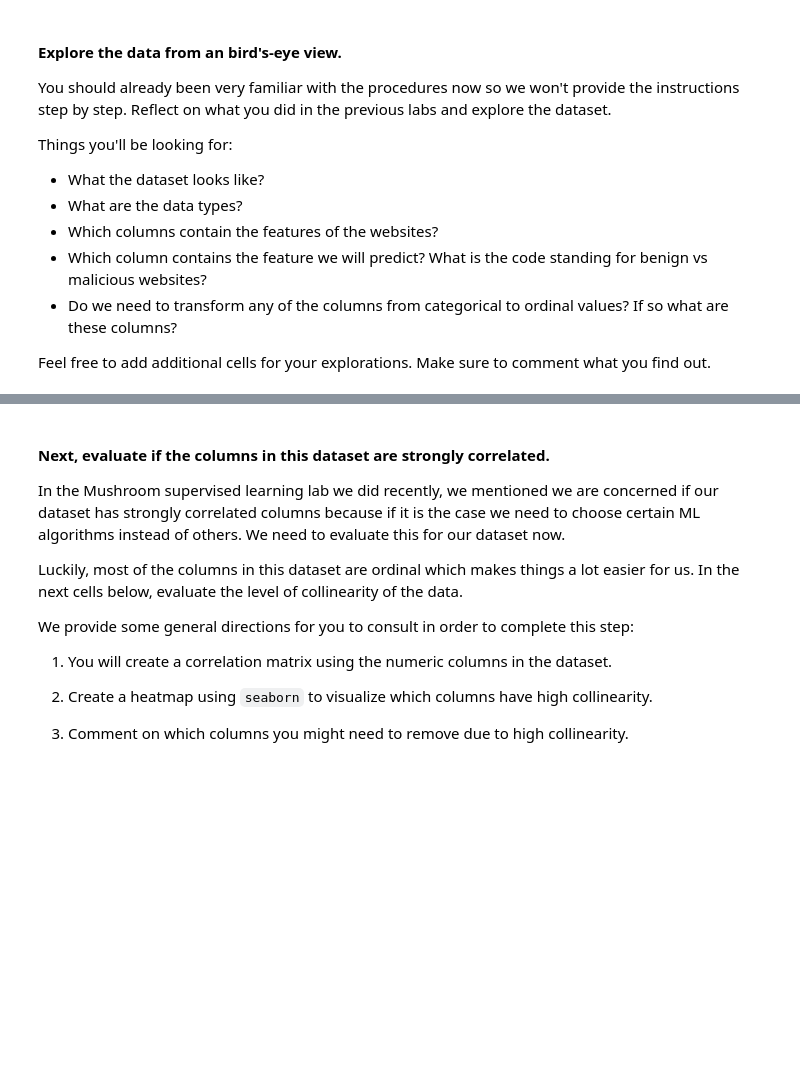
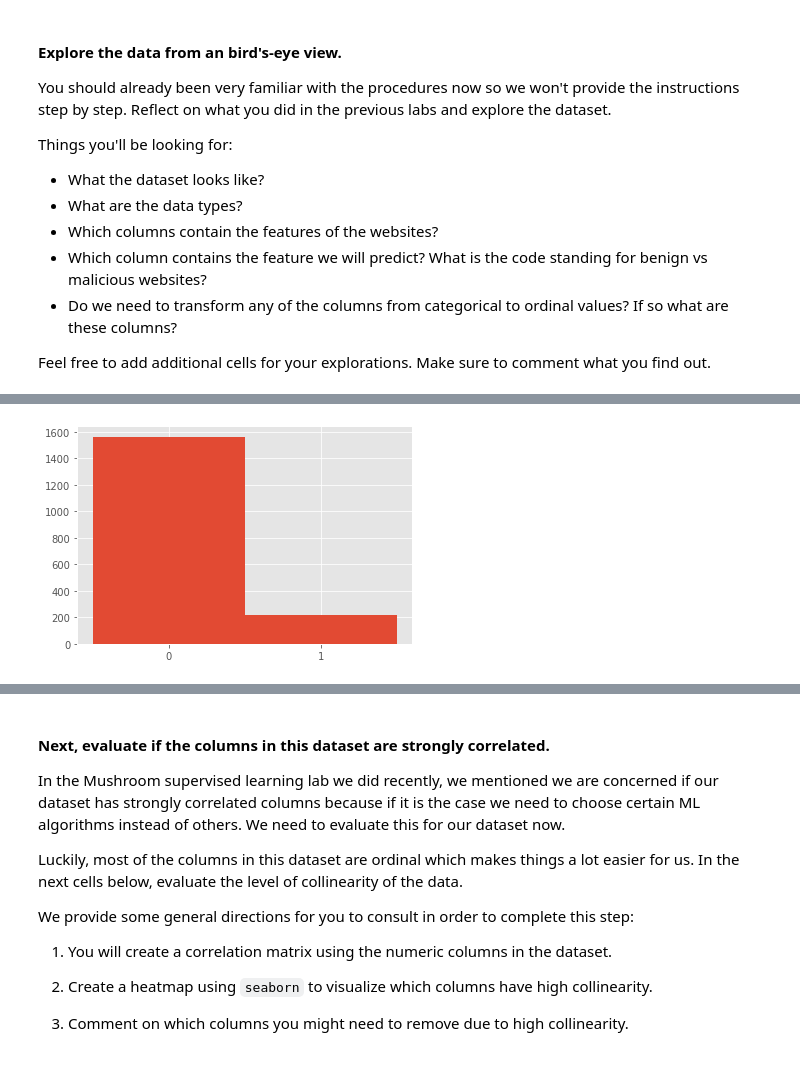
Before and after one commit to ta-data-mexpt/lab-supervised-learning, a Jupyter notebook: your-code/main.ipynb, the cells around one changed output, grey strips where cells are left out. Drawn from its saved outputs; the diff is of its cells as text; code cells hidden in the pictures; blank space fills up the shorter version.

```diff
--- a/your-code/main.ipynb
+++ b/your-code/main.ipynb
@@ -42,6 +42,11 @@ websites.head()
 | 2 | B0_911 | 16 | 6 | us-ascii | Microsoft-HTTPAPI/2.0 | 324.0 | None | ... |
 | 3 | B0_113 | 17 | 6 | ISO-8859-1 | nginx | 162.0 | US | ... |
 | 4 | B0_403 | 17 | 6 | UTF-8 | None | 124140.0 | US | ... |
+# %%
+plt.xticks(ticks=[.25,0.75],labels=[0,1])
+websites.Type.hist(bins=2);
+# %% [output]
+[figure, added]
 # %%
 websites.info()
 # %% [output]
```
Also changed, not shown: parts of 7 cells of this notebook.
